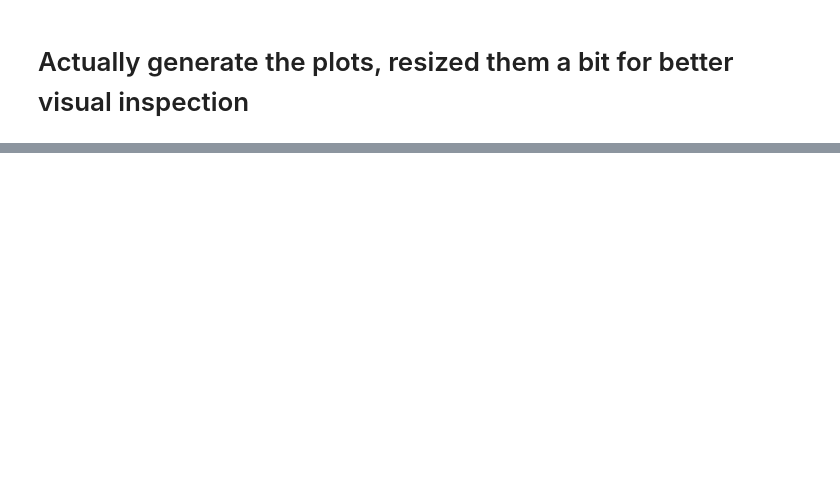
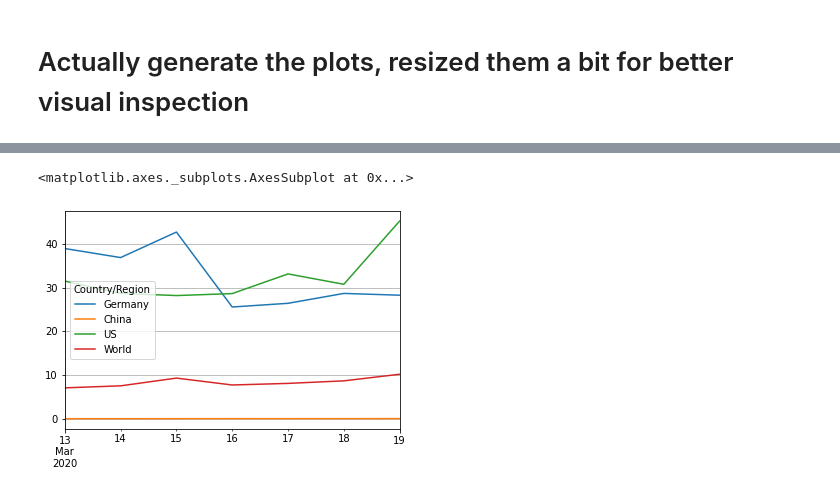
Before and after one commit to jmacenka/jupyternotebook_covid_19_visualization, a Jupyter notebook: analysis_of_the_covid_19_course.ipynb, the cells around one changed output, grey strips where cells are left out. Saved outputs shown, nothing was run; the diff lists cells and outputs as text; code cells hidden in the pictures; blank space fills up the shorter version.

```diff
--- a/analysis_of_the_covid_19_course.ipynb
+++ b/analysis_of_the_covid_19_course.ipynb
@@ -83,0 +208,5 @@ ax2.text('2020-02-01',100,f'Keep in mind that the {averaging_window_size} day mo
+# %%
+df_requested_growthrate.last('7D').plot(grid=True)
+# %% [output]
+<matplotlib.axes._subplots.AxesSubplot at 0x...>
+[figure, added]
```
Also changed, not shown: parts of 19 cells of this notebook.
